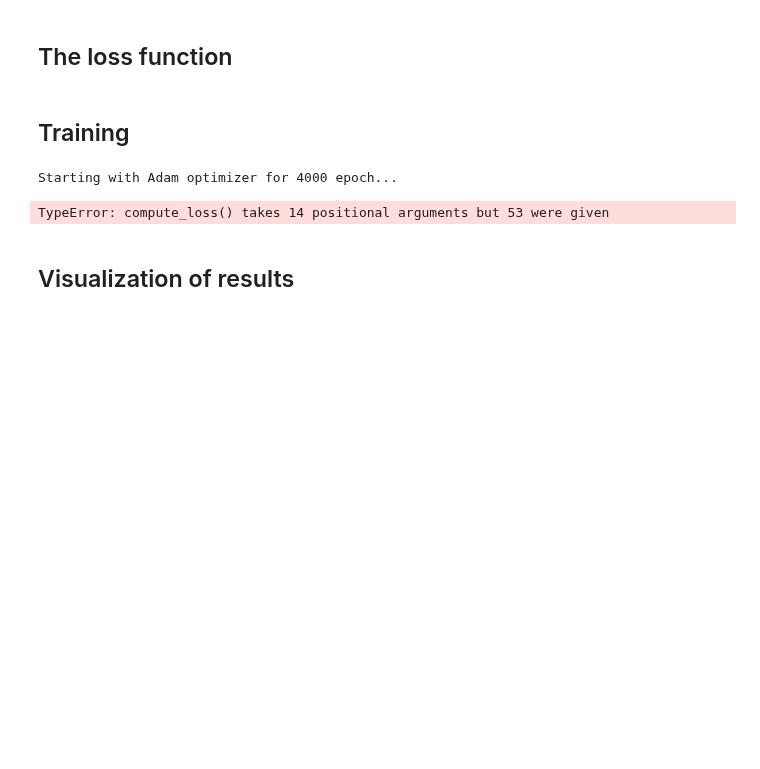
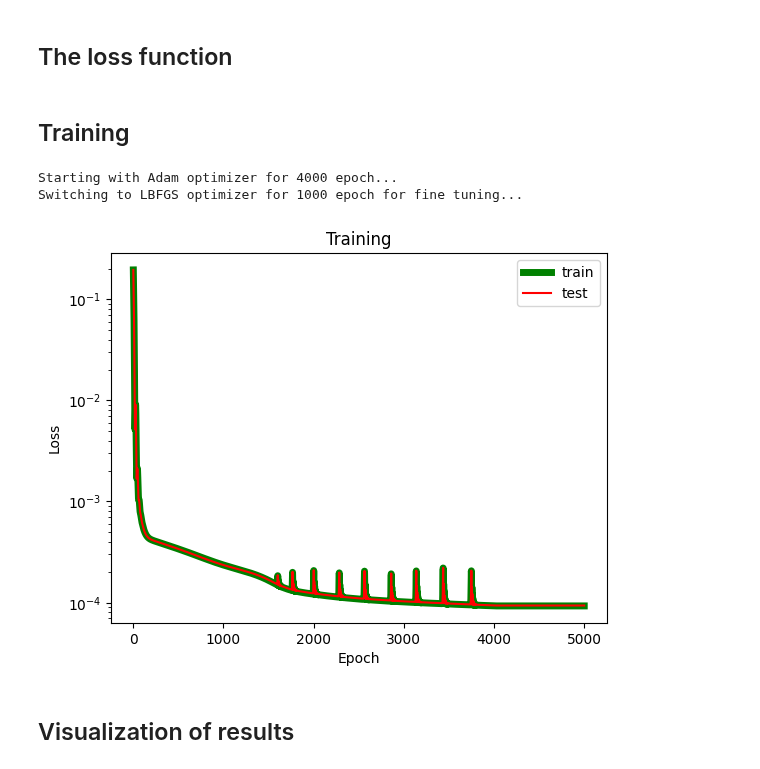
Before and after one commit to meyer-nils/numerical_examples, a Jupyter notebook: plate_hole_2d/ElliCHANGEDtorch.ipynb, the cells around one changed output. Drawn from its saved outputs; the diff is of its cells as text; code cells hidden in the pictures; blank space fills up the shorter version.

```diff
--- a/plate_hole_2d/ElliCHANGEDtorch.ipynb
+++ b/plate_hole_2d/ElliCHANGEDtorch.ipynb
@@ -217,42 +375,44 @@ optimizer = torch.optim.Adam(net.parameters(), lr=0.001)
 for epoch in range(4000):
     optimizer.zero_grad()
     # old code
-    # loss_train = compute_loss(net, *data_train_points[0], *data_train_points[1])
+    loss_train = compute_loss(net, *data_train_points[0], *data_train_points[1])
+    loss_test = compute_loss(net, *data_test_points[0], *data_test_points[1])
     # new code
-    collo_points = [subpoints for points in multiple_plates_data for subpoints in points[0]]
-    boundary_points = [subpoints for points in multiple_plates_data for subpoints in points[1]]
-    loss_train = compute_loss(net, *collo_points, *boundary_points)
+    #print(len(multiple_plates_data[0]))
+    #print(len(multiple_plates_data[1]))
+    #loss_train = compute_loss(net, *multiple_plates_data[0], *multiple_plates_data[1])
     loss_train.backward(retain_graph=True)
     optimizer.step()
     with torch.autograd.no_grad():
         train_data.append(float(loss_train.data))
         test_data.append(float(loss_test.data))
 
 print("Switching to LBFGS optimizer for 1000 epoch for fine tuning...")
 optimizer = torch.optim.LBFGS(net.parameters())
 for epoch in range(1000):
     def closure():
         optimizer.zero_grad()
         loss_train = compute_loss(net, *data_train_points[0], *data_train_points[1])
         loss_test = compute_loss(net, *data_test_points[0], *data_test_points[1])
         loss_train.backward(retain_graph=True)
         with torch.autograd.no_grad():
             train_data.append(float(loss_train.data))
             test_data.append(float(loss_test.data))
         return loss_train
     optimizer.step(closure)
 
 plt.plot(train_data, c='g', label='train', linewidth=5.0)
 plt.plot(test_data, c='r', label='test')
 plt.yscale("log")
 plt.title("Training")
 plt.ylabel("Loss")
 plt.xlabel("Epoch")
 plt.legend()
 plt.show()
 # %% [output]
 Starting with Adam optimizer for 4000 epoch...
+Switching to LBFGS optimizer for 1000 epoch for fine tuning...
-TypeError: compute_loss() takes 14 positional arguments but 53 were given
+[figure, added]
 # %% [markdown]
 ## Visualization of results
 # %%
```
Also changed, not shown: parts of 3 cells of this notebook, 1 other file.
